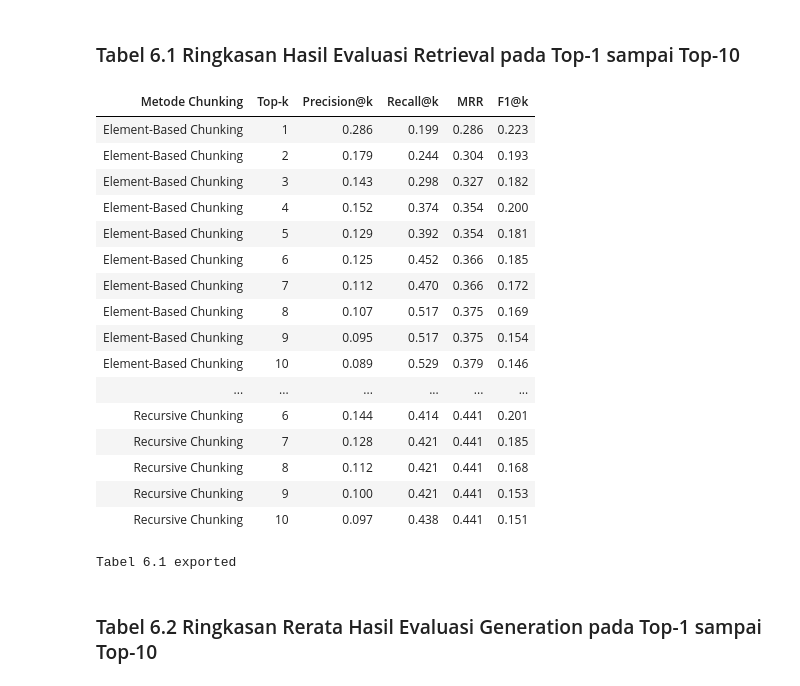
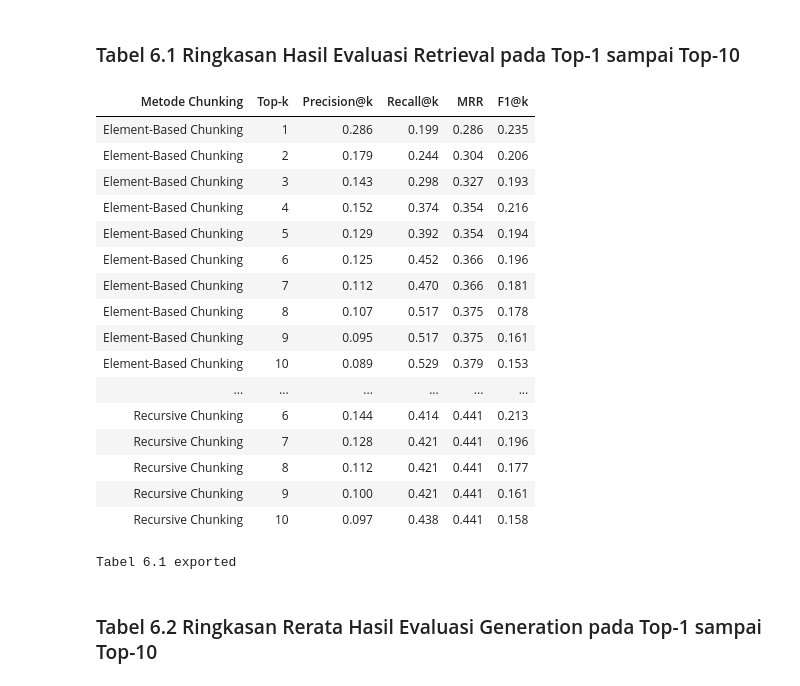
Before and after one commit to haikalthrq/rag-skripsi, a Jupyter notebook: notebooks/eval_visualization.ipynb, the cells around one changed output. Saved outputs shown, nothing was run; the diff lists cells and outputs as text; code cells hidden in the pictures.

```diff
--- a/notebooks/eval_visualization.ipynb
+++ b/notebooks/eval_visualization.ipynb
@@ -70,7 +70,14 @@ Retrieval labels rows: 416
 # Cell 2: Agregasi SEMUA data untuk visualisasi + Definisi fungsi highlight
 
 # 1. Trend Precision, Recall, MRR & F1@k (untuk Chart 1, 2, 3 & 4)
-trend = data.groupby(['method_short', 'top_k'])[['precision_at_k', 'recall_at_k', 'mrr', 'f1_at_k']].mean().reset_index()
+# F1@k dihitung dari rerata Precision@k dan Recall@k agar konsisten dengan rumus 2PR/(P+R).
+trend = data.groupby(['method_short', 'top_k'])[['precision_at_k', 'recall_at_k', 'mrr']].mean().reset_index()
+f1_denominator = trend['precision_at_k'] + trend['recall_at_k']
+trend['f1_at_k'] = np.where(
+    f1_denominator > 0,
+    2 * trend['precision_at_k'] * trend['recall_at_k'] / f1_denominator,
+    0.0,
+)
 
 # 2. Generasi metrik (untuk Chart 5 & 6)
 gen_avg = (
@@ -1072,9 +1079,15 @@ else:
         }).fillna(retrieval_summary_source['method'])
     retrieval_summary_source = (
         retrieval_summary_source
-        .groupby(['top_k', 'method_short'])[['precision_at_k', 'recall_at_k', 'mrr', 'f1_at_k']]
+        .groupby(['top_k', 'method_short'])[['precision_at_k', 'recall_at_k', 'mrr']]
         .mean()
         .reset_index()
+    )
+    f1_denominator = retrieval_summary_source['precision_at_k'] + retrieval_summary_source['recall_at_k']
+    retrieval_summary_source['f1_at_k'] = np.where(
+        f1_denominator > 0,
+        2 * retrieval_summary_source['precision_at_k'] * retrieval_summary_source['recall_at_k'] / f1_denominator,
+        0.0,
     )
 
 table_6_1_retrieval_summary = retrieval_summary_source[
@@ -1127,49 +1140,49 @@ if table_6_1_retrieval_summary[metric_columns].isna().any().any():
 if table_6_1_retrieval_summary['Metode Chunking'].isna().any() or (table_6_1_retrieval_summary['Metode Chunking'] == 'nan').any():
     validation_errors.append('Ada metode chunking yang tidak dikenali pada tabel ringkasan retrieval.')
 
 if validation_errors:
     raise ValueError('Validasi Tabel 6.1 gagal:\n- ' + '\n- '.join(validation_errors))
 
 display(table_6_1_retrieval_summary.style.hide(axis='index').format({col: '{:.3f}' for col in metric_columns}))
 
 table_output_dir = Path('../results/final/figures')
 table_output_dir.mkdir(parents=True, exist_ok=True)
 table_6_1_retrieval_summary.to_csv(table_output_dir / 'table_6_1_retrieval_summary.csv', index=False, float_format='%.3f')
 xlsx_output_path = table_output_dir / 'table_6_1_retrieval_summary.xlsx'
 table_6_1_retrieval_summary.to_excel(xlsx_output_path, index=False)
 
 try:
     from openpyxl import load_workbook
     wb = load_workbook(xlsx_output_path)
     ws = wb.active
     for start_row in range(2, 2 + expected_row_count, expected_topk_count):
         ws.merge_cells(start_row=start_row, start_column=1, end_row=start_row + expected_topk_count - 1, end_column=1)
     for row in ws.iter_rows(min_row=2, min_col=3, max_col=5):
         for cell in row:
             cell.number_format = '0.000'
     ws.column_dimensions.group('F', 'XFD', hidden=True)
     wb.save(xlsx_output_path)
 except ImportError:
     pass
 print('Tabel 6.1 exported')
 # %% [output]
 | Metode Chunking | Top-k | Precision@k | Recall@k | MRR | F1@k |
-| Element-Based Chunking | 1 | 0.286 | 0.199 | 0.286 | 0.223 |
-| Element-Based Chunking | 2 | 0.179 | 0.244 | 0.304 | 0.193 |
-| Element-Based Chunking | 3 | 0.143 | 0.298 | 0.327 | 0.182 |
-| Element-Based Chunking | 4 | 0.152 | 0.374 | 0.354 | 0.200 |
-| Element-Based Chunking | 5 | 0.129 | 0.392 | 0.354 | 0.181 |
-| Element-Based Chunking | 6 | 0.125 | 0.452 | 0.366 | 0.185 |
-| Element-Based Chunking | 7 | 0.112 | 0.470 | 0.366 | 0.172 |
-| Element-Based Chunking | 8 | 0.107 | 0.517 | 0.375 | 0.169 |
-| Element-Based Chunking | 9 | 0.095 | 0.517 | 0.375 | 0.154 |
-| Element-Based Chunking | 10 | 0.089 | 0.529 | 0.379 | 0.146 |
+| Element-Based Chunking | 1 | 0.286 | 0.199 | 0.286 | 0.235 |
+| Element-Based Chunking | 2 | 0.179 | 0.244 | 0.304 | 0.206 |
+| Element-Based Chunking | 3 | 0.143 | 0.298 | 0.327 | 0.193 |
+| Element-Based Chunking | 4 | 0.152 | 0.374 | 0.354 | 0.216 |
+| Element-Based Chunking | 5 | 0.129 | 0.392 | 0.354 | 0.194 |
+| Element-Based Chunking | 6 | 0.125 | 0.452 | 0.366 | 0.196 |
+| Element-Based Chunking | 7 | 0.112 | 0.470 | 0.366 | 0.181 |
+| Element-Based Chunking | 8 | 0.107 | 0.517 | 0.375 | 0.178 |
+| Element-Based Chunking | 9 | 0.095 | 0.517 | 0.375 | 0.161 |
+| Element-Based Chunking | 10 | 0.089 | 0.529 | 0.379 | 0.153 |
 | ... | ... | ... | ... | ... | ... |
-| Recursive Chunking | 6 | 0.144 | 0.414 | 0.441 | 0.201 |
-| Recursive Chunking | 7 | 0.128 | 0.421 | 0.441 | 0.185 |
-| Recursive Chunking | 8 | 0.112 | 0.421 | 0.441 | 0.168 |
-| Recursive Chunking | 9 | 0.100 | 0.421 | 0.441 | 0.153 |
-| Recursive Chunking | 10 | 0.097 | 0.438 | 0.441 | 0.151 |
+| Recursive Chunking | 6 | 0.144 | 0.414 | 0.441 | 0.213 |
+| Recursive Chunking | 7 | 0.128 | 0.421 | 0.441 | 0.196 |
+| Recursive Chunking | 8 | 0.112 | 0.421 | 0.441 | 0.177 |
+| Recursive Chunking | 9 | 0.100 | 0.421 | 0.441 | 0.161 |
+| Recursive Chunking | 10 | 0.097 | 0.438 | 0.441 | 0.158 |
 Tabel 6.1 exported
 # %% [markdown]
 ### Tabel 6.2 Ringkasan Rerata Hasil Evaluasi Generation pada Top-1 sampai Top-10
```
Also changed, not shown: parts of 1 cell of this notebook, 7 other files.
